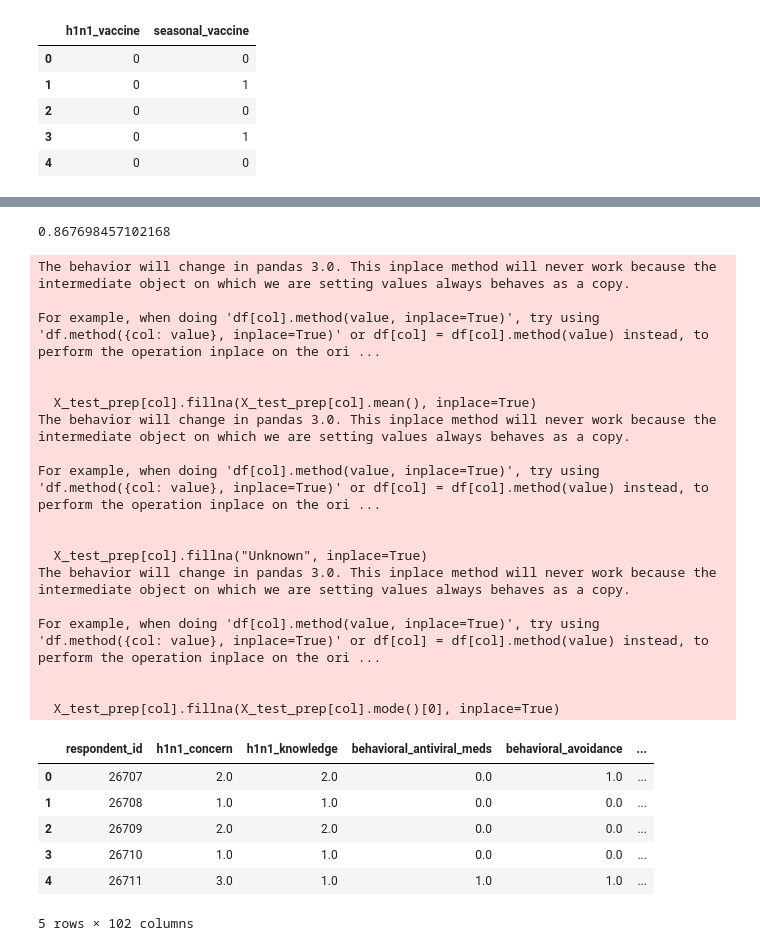
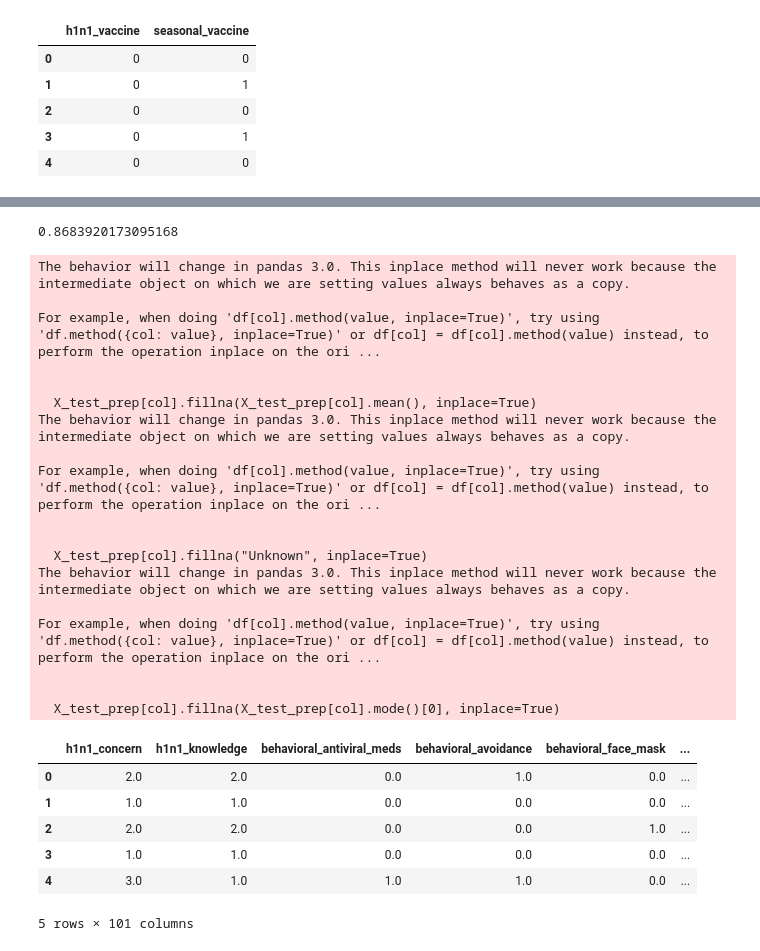
Before and after one commit to marcovdploeg/DrivenData-Flu-Shot-Learning, a Jupyter notebook: code_final.ipynb, the cells around one changed output, grey strips where cells are left out. Drawn from its saved outputs; the diff is of its cells as text; code cells hidden in the pictures.

```diff
--- a/code_final.ipynb
+++ b/code_final.ipynb
@@ -232,7 +238,7 @@ print(max(scores))
 # %%
-# See the best one is n_estimators=1000, learning_rate=0.01
+# See the best one is n_estimators=1000, learning_rate=0.05
 # So train final model
-model_fin = XGBClassifier(n_estimators=1000, learning_rate=0.01, n_jobs=-1, early_stopping_rounds=5, random_state=42)
+model_fin = XGBClassifier(n_estimators=1000, learning_rate=0.05, n_jobs=-1, early_stopping_rounds=5, random_state=42)
 model_fin.fit(X_train_prep, y_train,
              eval_set=[(X_valid_prep, y_valid)],
              verbose=False)
@@ -240,7 +246,7 @@ y_pred = model_fin.predict_proba(X_valid_prep)
 score = roc_auc_score(y_valid, y_pred, average='macro')
 print(score)
 # %% [output]
-0.867698457102168
+0.8683920173095168
 # %%
 # Load the test data
 X_test = pd.read_csv("test_set_features.csv")
@@ -269,40 +275,41 @@ X_test_prep["age_group"] = pd.Categorical(X_test_prep["age_group"], categories=a
 X_test_prep["age_group"] = X_test_prep["age_group"].cat.codes
 
 X_test_prep["education"] = pd.Categorical(X_test_prep["education"], categories=edu_order, ordered=True)
 X_test_prep["education"] = X_test_prep["education"].cat.codes
 
 X_test_prep["income_poverty"] = pd.Categorical(X_test_prep["income_poverty"], categories=inc_order, ordered=True)
 X_test_prep["income_poverty"] = X_test_prep["income_poverty"].cat.codes
 
 # One-hot encode the nominal columns
 X_test_prep = pd.get_dummies(X_test_prep, columns=nominal_cols, dtype=int)
+X_test_prep.drop(columns=["respondent_id"], inplace=True) # Drop the id column
 X_test_prep.head()
 # %% [output]
 The behavior will change in pandas 3.0. This inplace method will never work because the intermediate object on which we are setting values always behaves as a copy.
 
 For example, when doing 'df[col].method(value, inplace=True)', try using 'df.method({col: value}, inplace=True)' or df[col] = df[col].method(value) instead, to perform the operation inplace on the ori ...
 
 
   X_test_prep[col].fillna(X_test_prep[col].mean(), inplace=True)
 The behavior will change in pandas 3.0. This inplace method will never work because the intermediate object on which we are setting values always behaves as a copy.
 
 For example, when doing 'df[col].method(value, inplace=True)', try using 'df.method({col: value}, inplace=True)' or df[col] = df[col].method(value) instead, to perform the operation inplace on the ori ...
 
 
   X_test_prep[col].fillna("Unknown", inplace=True)
 The behavior will change in pandas 3.0. This inplace method will never work because the intermediate object on which we are setting values always behaves as a copy.
 
 For example, when doing 'df[col].method(value, inplace=True)', try using 'df.method({col: value}, inplace=True)' or df[col] = df[col].method(value) instead, to perform the operation inplace on the ori ...
 
 
   X_test_prep[col].fillna(X_test_prep[col].mode()[0], inplace=True)
-|  | respondent_id | h1n1_concern | h1n1_knowledge | behavioral_antiviral_meds | behavioral_avoidance | ... |
-| 0 | 26707 | 2.0 | 2.0 | 0.0 | 1.0 | ... |
-| 1 | 26708 | 1.0 | 1.0 | 0.0 | 0.0 | ... |
-| 2 | 26709 | 2.0 | 2.0 | 0.0 | 0.0 | ... |
-| 3 | 26710 | 1.0 | 1.0 | 0.0 | 0.0 | ... |
-| 4 | 26711 | 3.0 | 1.0 | 1.0 | 1.0 | ... |
+|  | h1n1_concern | h1n1_knowledge | behavioral_antiviral_meds | behavioral_avoidance | behavioral_face_mask | ... |
+| 0 | 2.0 | 2.0 | 0.0 | 1.0 | 0.0 | ... |
+| 1 | 1.0 | 1.0 | 0.0 | 0.0 | 0.0 | ... |
+| 2 | 2.0 | 2.0 | 0.0 | 0.0 | 1.0 | ... |
+| 3 | 1.0 | 1.0 | 0.0 | 0.0 | 0.0 | ... |
+| 4 | 3.0 | 1.0 | 1.0 | 1.0 | 0.0 | ... |
-5 rows × 102 columns
+5 rows × 101 columns
 # %%
 # Make predictions
 y_pred = model_fin.predict_proba(X_test_prep)
```
Also changed, not shown: parts of 9 cells of this notebook, 1 other file.
